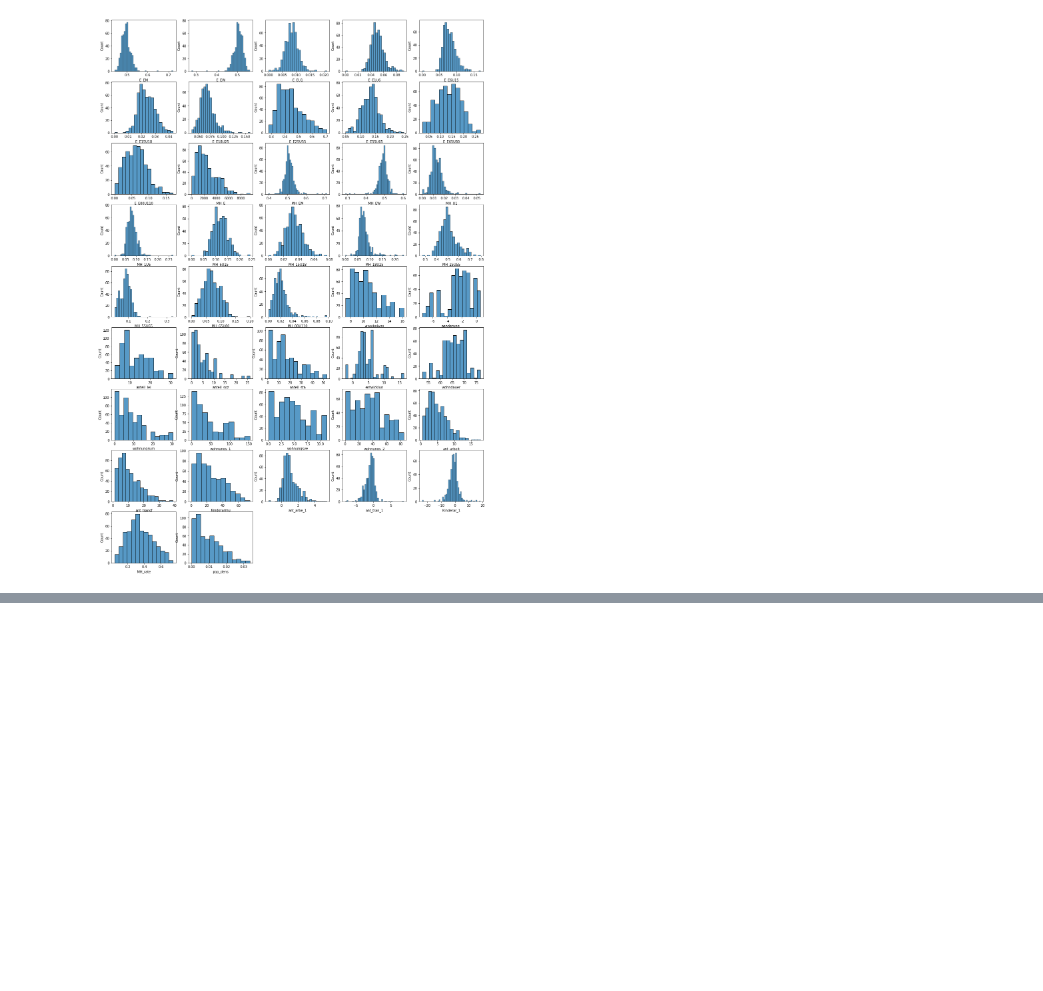
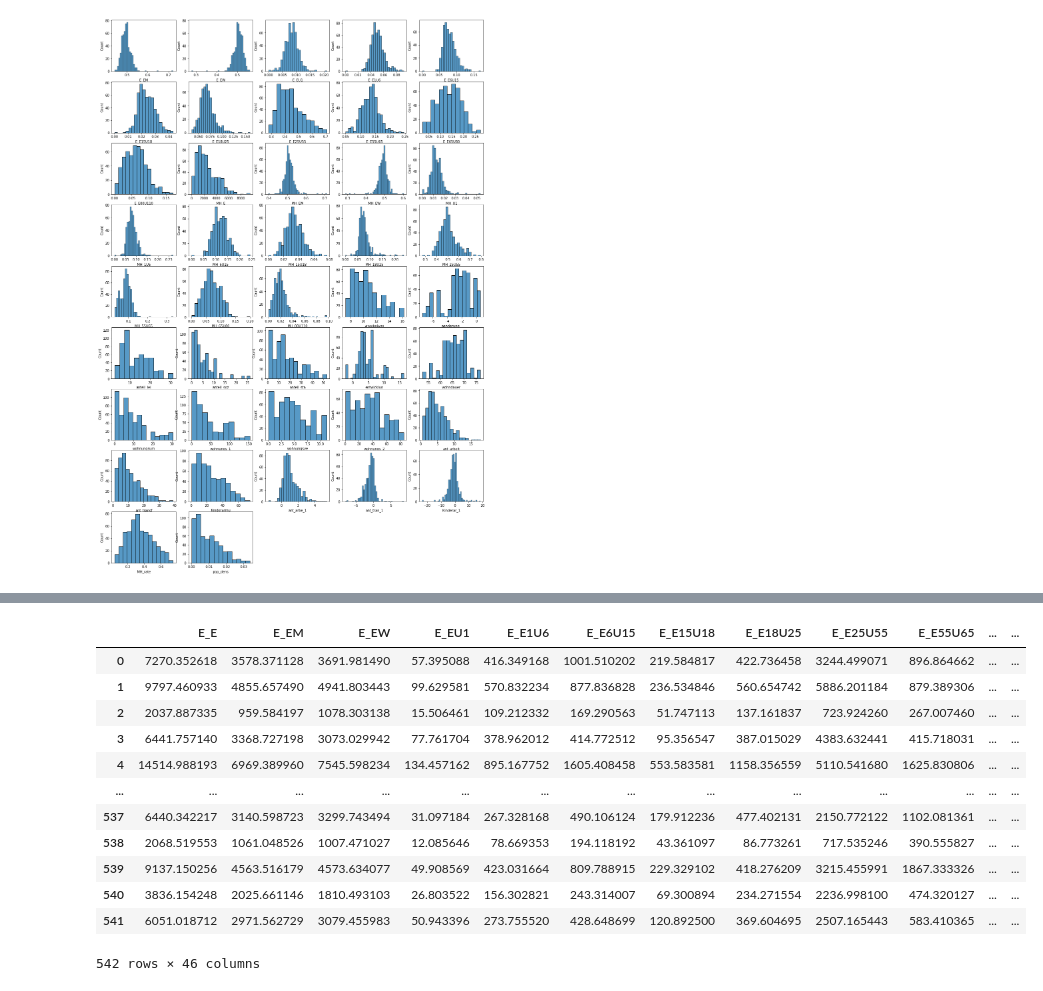
Before and after one commit to Safiaaaaa/YouthInTheCity, a Jupyter notebook: notebooks/safia_preprocessing_social_demo_data.ipynb, the cells around one changed output, grey strips where cells are left out. Saved outputs shown, nothing was run; the diff lists cells and outputs as text; code cells hidden in the pictures; blank space fills up the shorter version.

```diff
--- a/notebooks/safia_preprocessing_social_demo_data.ipynb
+++ b/notebooks/safia_preprocessing_social_demo_data.ipynb
@@ -116,0 +186,16 @@ plt.show
+# %%
+df
+# %% [output]
+|  | E_E | E_EM | E_EW | E_EU1 | E_E1U6 | E_E6U15 | E_E15U18 | E_E18U25 | E_E25U55 | E_E55U65 | ... | ... |
+| 0 | 7270.352618 | 3578.371128 | 3691.981490 | 57.395088 | 416.349168 | 1001.510202 | 219.584817 | 422.736458 | 3244.499071 | 896.864662 | ... | ... |
+| 1 | 9797.460933 | 4855.657490 | 4941.803443 | 99.629581 | 570.832234 | 877.836828 | 236.534846 | 560.654742 | 5886.201184 | 879.389306 | ... | ... |
+| 2 | 2037.887335 | 959.584197 | 1078.303138 | 15.506461 | 109.212332 | 169.290563 | 51.747113 | 137.161837 | 723.924260 | 267.007460 | ... | ... |
+| 3 | 6441.757140 | 3368.727198 | 3073.029942 | 77.761704 | 378.962012 | 414.772512 | 95.356547 | 387.015029 | 4383.632441 | 415.718031 | ... | ... |
+| 4 | 14514.988193 | 6969.389960 | 7545.598234 | 134.457162 | 895.167752 | 1605.408458 | 553.583581 | 1158.356559 | 5110.541680 | 1625.830806 | ... | ... |
+| ... | ... | ... | ... | ... | ... | ... | ... | ... | ... | ... | ... | ... |
+| 537 | 6440.342217 | 3140.598723 | 3299.743494 | 31.097184 | 267.328168 | 490.106124 | 179.912236 | 477.402131 | 2150.772122 | 1102.081361 | ... | ... |
+| 538 | 2068.519553 | 1061.048526 | 1007.471027 | 12.085646 | 78.669353 | 194.118192 | 43.361097 | 86.773261 | 717.535246 | 390.555827 | ... | ... |
+| 539 | 9137.150256 | 4563.516179 | 4573.634077 | 49.908569 | 423.031664 | 809.788915 | 229.329102 | 418.276209 | 3215.455991 | 1867.333326 | ... | ... |
+| 540 | 3836.154248 | 2025.661146 | 1810.493103 | 26.803522 | 156.302821 | 243.314007 | 69.300894 | 234.271554 | 2236.998100 | 474.320127 | ... | ... |
+| 541 | 6051.018712 | 2971.562729 | 3079.455983 | 50.943396 | 273.755520 | 428.648699 | 120.892500 | 369.604695 | 2507.165443 | 583.410365 | ... | ... |
+542 rows × 46 columns
```
Also changed, not shown: parts of 22 cells of this notebook.
